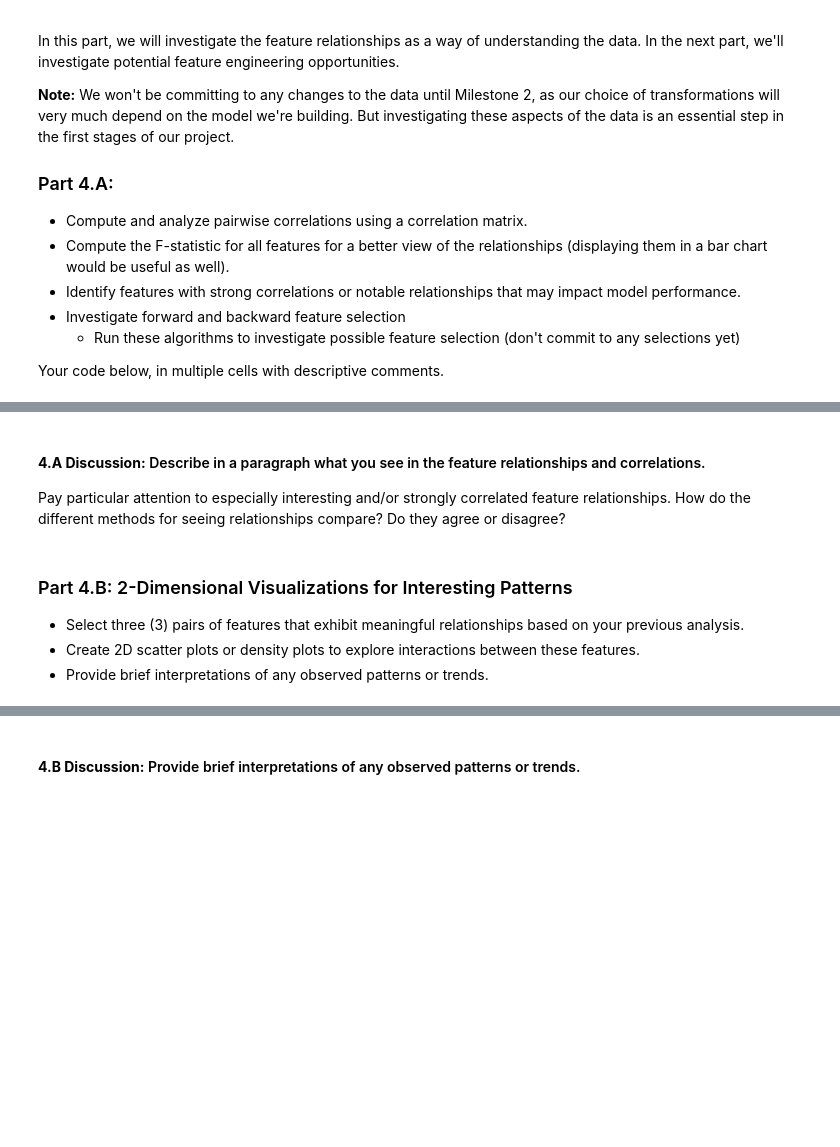
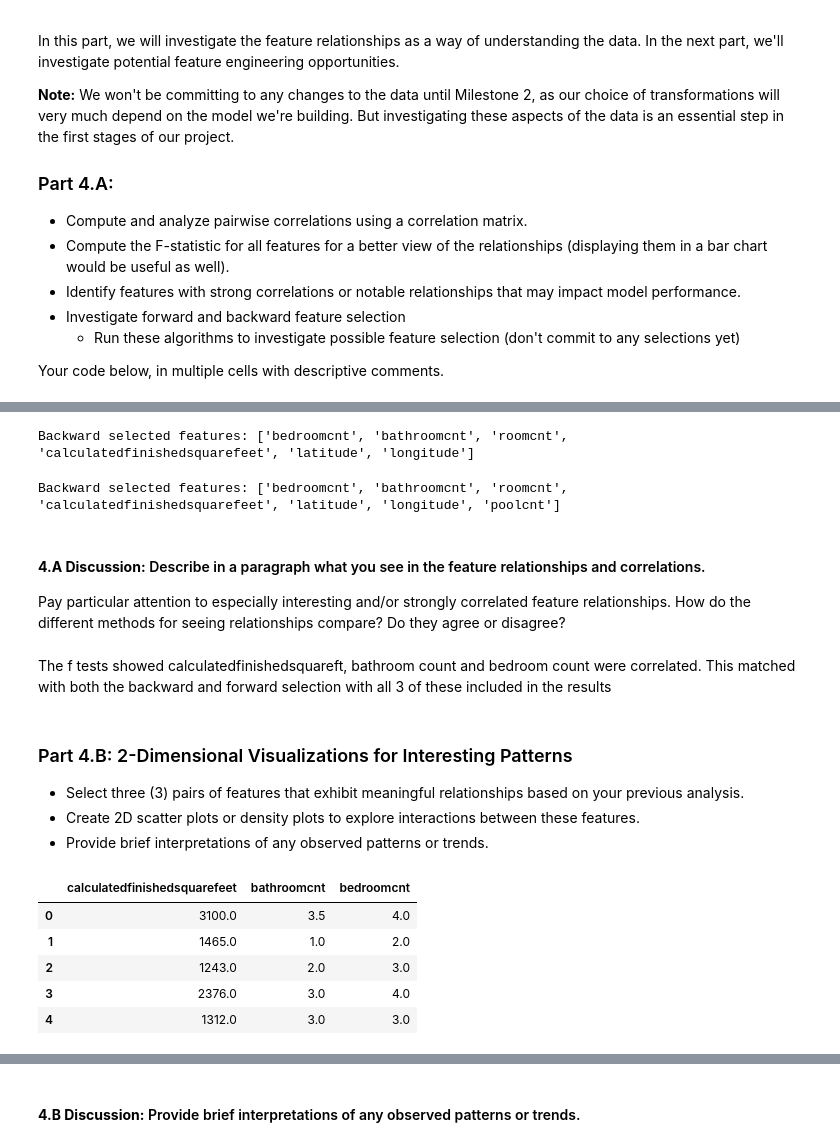
Before and after one commit to nallen35/DX_603_final, a Jupyter notebook: Milestone_01.ipynb, the cells around one changed output, grey strips where cells are left out. Cells and saved outputs as stored; diff of their text form; code cells hidden in the pictures; blank space fills up the shorter version.

```diff
--- a/Milestone_01.ipynb
+++ b/Milestone_01.ipynb
@@ -594,10 +665,54 @@ Your code below, in multiple cells with descriptive comments.
+# %%
+# forward and backward selection
+from sklearn.linear_model import LinearRegression
+from sklearn.model_selection import train_test_split
+from sklearn.feature_selection import SequentialFeatureSelector
+
+
+sfs_forward = SequentialFeatureSelector(LinearRegression(),
+                                n_features_to_select='auto',
+                                direction='forward',
+                                scoring='neg_mean_squared_error',
+                                cv=5)
+sfs_forward.fit(X, y)
+
+selected_features_forward = list(sfs_forward.get_feature_names_out())
+print(f'Backward selected features: {selected_features_forward}')
+# %% [output]
+Backward selected features: ['bedroomcnt', 'bathroomcnt', 'roomcnt', 'calculatedfinishedsquarefeet', 'latitude', 'longitude']
+# %%
+sfs_backward = SequentialFeatureSelector(LinearRegression(),
+                                n_features_to_select='auto',
+                                direction='backward',
+                                scoring='neg_mean_squared_error',
+                                cv=5)
+sfs_backward.fit(X, y)
+
+selected_features_backward = list(sfs_backward.get_feature_names_out())
+print(f'Backward selected features: {selected_features_backward}')
+# %% [output]
+Backward selected features: ['bedroomcnt', 'bathroomcnt', 'roomcnt', 'calculatedfinishedsquarefeet', 'latitude', 'longitude', 'poolcnt']
 # %% [markdown]
 #### **4.A Discussion:**  Describe in a paragraph what you see in the feature relationships and correlations.
 
 Pay particular attention to especially interesting and/or strongly correlated feature relationships.
  How do the different methods for seeing relationships compare? Do they agree or disagree?
+# %% [markdown]
+The f tests showed calculatedfinishedsquareft, bathroom count and bedroom count were correlated. This matched with both the backward and forward selection with all 3 of these included in the results
 # %% [markdown]
 ### Part 4.B:  2-Dimensional Visualizations for Interesting Patterns
    - Select three (3) pairs of features that exhibit meaningful relationships based on your previous analysis.
    - Create 2D scatter plots or density plots to explore interactions between these features.
    - Provide brief interpretations of any observed patterns or trends.
+# %%
+selected_features = ['calculatedfinishedsquarefeet', 'bathroomcnt', 'bedroomcnt']
+
+df_selected = df_clean[selected_features]
+df_selected.head()
+# %% [output]
+|  | calculatedfinishedsquarefeet | bathroomcnt | bedroomcnt |
+| 0 | 3100.0 | 3.5 | 4.0 |
+| 1 | 1465.0 | 1.0 | 2.0 |
+| 2 | 1243.0 | 2.0 | 3.0 |
+| 3 | 2376.0 | 3.0 | 4.0 |
+| 4 | 1312.0 | 3.0 | 3.0 |
```
Also changed, not shown: parts of 8 cells of this notebook.
